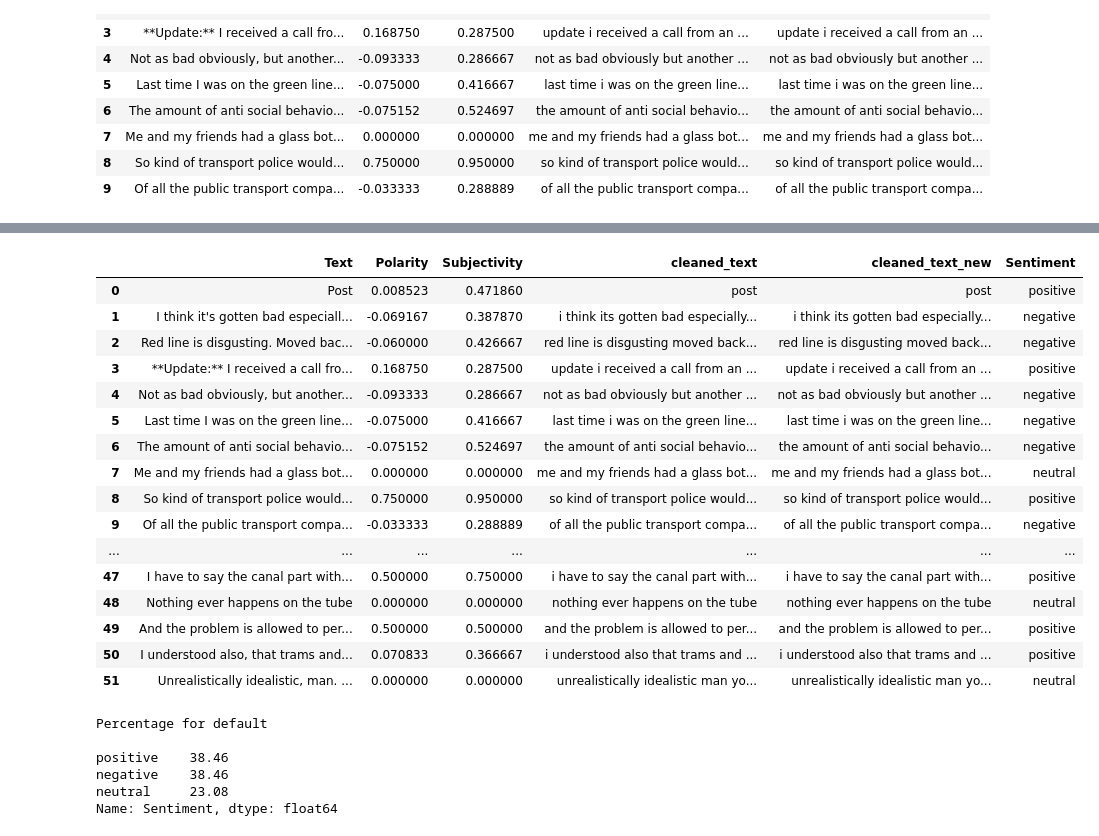
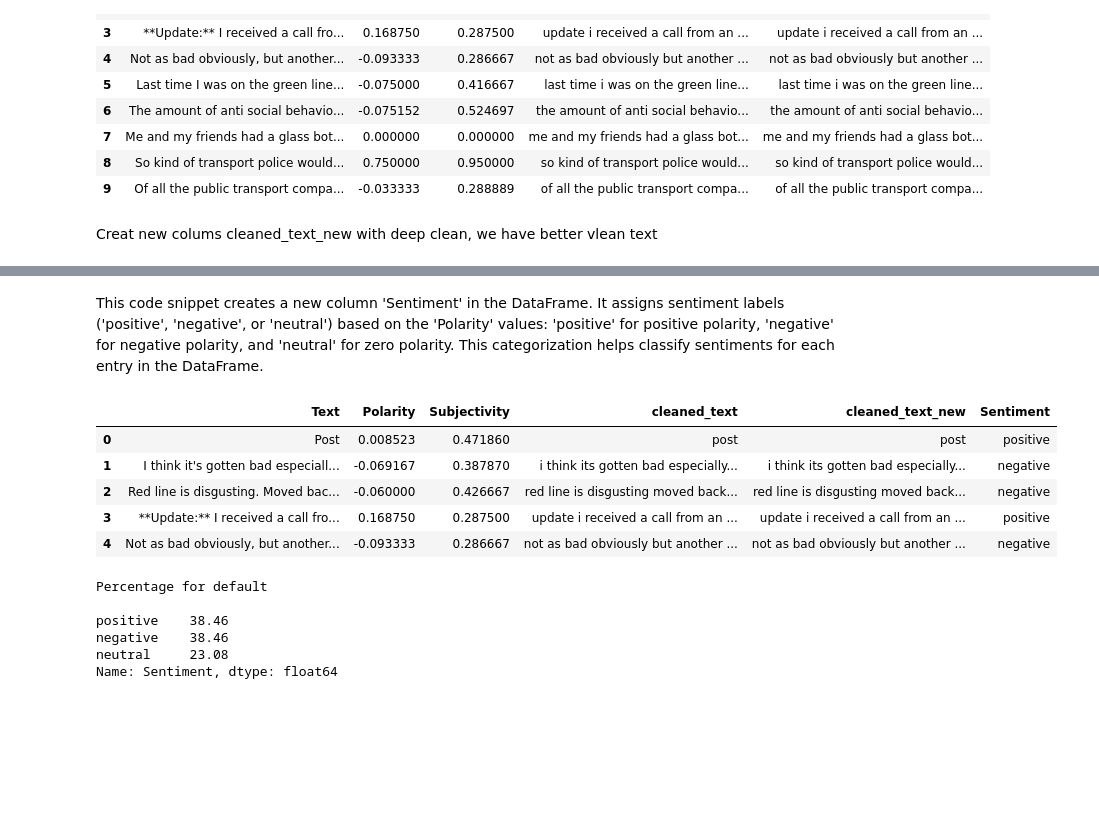
Before and after one commit to salahagnir/CA2, a Jupyter notebook: ML_CA2.ipynb, the cells around one changed output, grey strips where cells are left out. Cells and saved outputs as stored; diff of their text form; code cells hidden in the pictures; blank space fills up the shorter version.

```diff
--- a/ML_CA2.ipynb
+++ b/ML_CA2.ipynb
@@ -1024,11 +1017,11 @@ df.head(10)
 # %%
 # Apply a second round of cleaning
-def text_clean_2(text):
-  text = re.sub('[""...]', '', text)
-  text = re.sub('\n', '', text)
-  return text
+#def text_clean_2(text):
+  #text = re.sub('[""...]', '', text)
+  #text = re.sub('\n', '', text)
+  #return text
 
-cleaned2 = lambda x: text_clean_2(x)
+#cleaned2 = lambda x: text_clean_2(x)
 # %%
 import re
 
@@ -1053,6 +1046,8 @@ df.head(10)
 | 7 | Me and my friends had a glass bot... | 0.000000 | 0.000000 | me and my friends had a glass bot... | me and my friends had a glass bot... |
 | 8 | So kind of transport police would... | 0.750000 | 0.950000 | so kind of transport police would... | so kind of transport police would... |
 | 9 | Of all the public transport compa... | -0.033333 | 0.288889 | of all the public transport compa... | of all the public transport compa... |
+# %% [markdown]
+Creat new colums cleaned_text_new with deep clean, we have better vlean text
 # %%
 # Adding a new column based on Polarity
 df['Sentiment'] = df['Polarity'].apply(lambda x: 'positive' if x > 0 else 'negative' if x < 0 else 'neutral')
@@ -1077,26 +1072,17 @@ print(df)
 49  and the problem is allowed to persist  when mo...  positive
 50  i understood also that trams and busses have m...  positive
 51  unrealistically idealistic man you arent going...   neutral
+# %% [markdown]
+This code snippet creates a new column 'Sentiment' in the DataFrame. It assigns sentiment labels ('positive', 'negative', or 'neutral') based on the 'Polarity' values: 'positive' for positive polarity, 'negative' for negative polarity, and 'neutral' for zero polarity. This categorization helps classify sentiments for each entry in the DataFrame.
 # %%
-df
+df.head()
 # %% [output]
 |  | Text | Polarity | Subjectivity | cleaned_text | cleaned_text_new | Sentiment |
 | 0 | Post | 0.008523 | 0.471860 | post | post | positive |
 | 1 | I think it's gotten bad especiall... | -0.069167 | 0.387870 | i think its gotten bad especially... | i think its gotten bad especially... | negative |
 | 2 | Red line is disgusting. Moved bac... | -0.060000 | 0.426667 | red line is disgusting moved back... | red line is disgusting moved back... | negative |
 | 3 | **Update:** I received a call fro... | 0.168750 | 0.287500 | update i received a call from an ... | update i received a call from an ... | positive |
 | 4 | Not as bad obviously, but another... | -0.093333 | 0.286667 | not as bad obviously but another ... | not as bad obviously but another ... | negative |
-| 5 | Last time I was on the green line... | -0.075000 | 0.416667 | last time i was on the green line... | last time i was on the green line... | negative |
-| 6 | The amount of anti social behavio... | -0.075152 | 0.524697 | the amount of anti social behavio... | the amount of anti social behavio... | negative |
-| 7 | Me and my friends had a glass bot... | 0.000000 | 0.000000 | me and my friends had a glass bot... | me and my friends had a glass bot... | neutral |
-| 8 | So kind of transport police would... | 0.750000 | 0.950000 | so kind of transport police would... | so kind of transport police would... | positive |
-| 9 | Of all the public transport compa... | -0.033333 | 0.288889 | of all the public transport compa... | of all the public transport compa... | negative |
-| ... | ... | ... | ... | ... | ... | ... |
-| 47 | I have to say the canal part with... | 0.500000 | 0.750000 | i have to say the canal part with... | i have to say the canal part with... | positive |
-| 48 | Nothing ever happens on the tube | 0.000000 | 0.000000 | nothing ever happens on the tube | nothing ever happens on the tube | neutral |
-| 49 | And the problem is allowed to per... | 0.500000 | 0.500000 | and the problem is allowed to per... | and the problem is allowed to per... | positive |
-| 50 | I understood also, that trams and... | 0.070833 | 0.366667 | i understood also that trams and ... | i understood also that trams and ... | positive |
-| 51 | Unrealistically idealistic, man. ... | 0.000000 | 0.000000 | unrealistically idealistic man yo... | unrealistically idealistic man yo... | neutral |
 # %%
 from ast import increment_lineno
 import matplotlib.pyplot as plt
```
Also changed, not shown: parts of 38 cells of this notebook.
